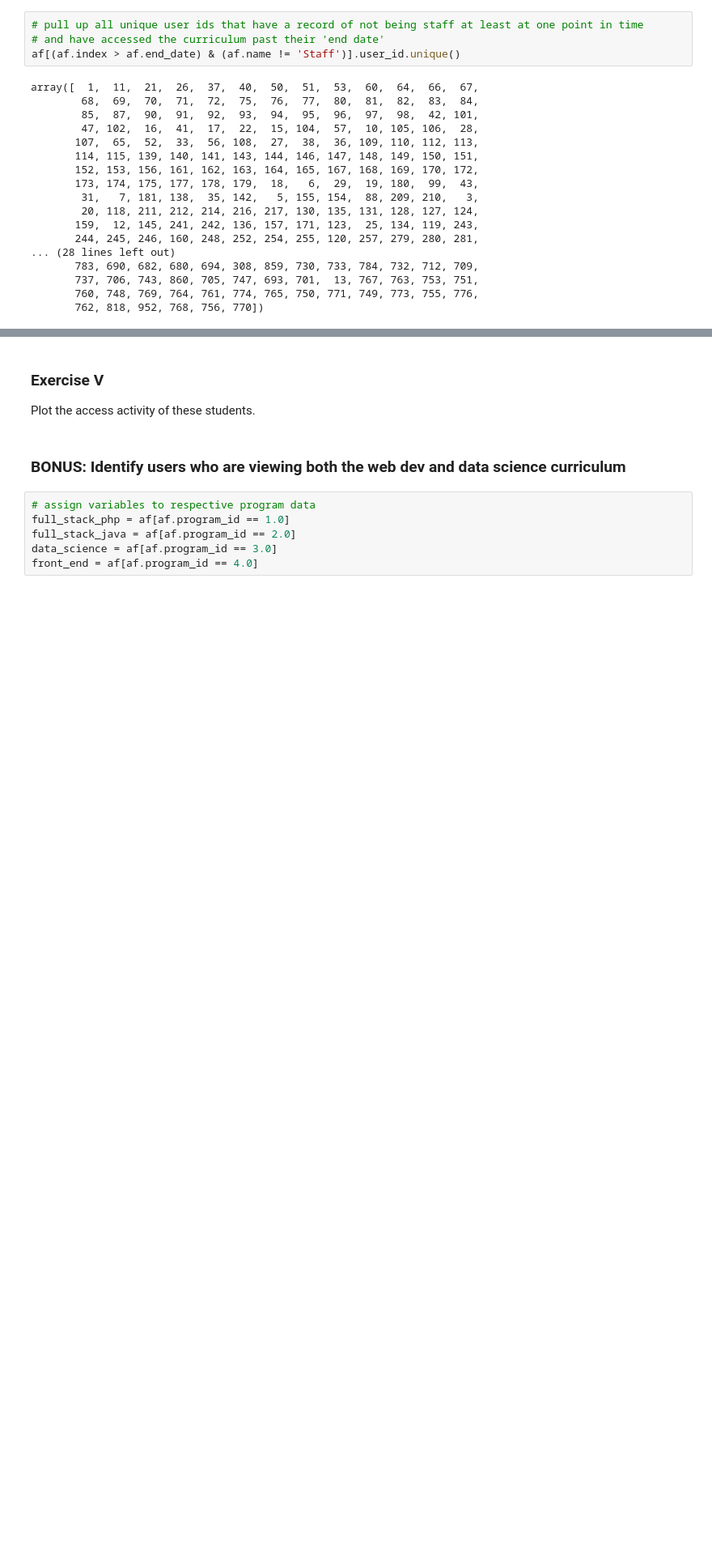
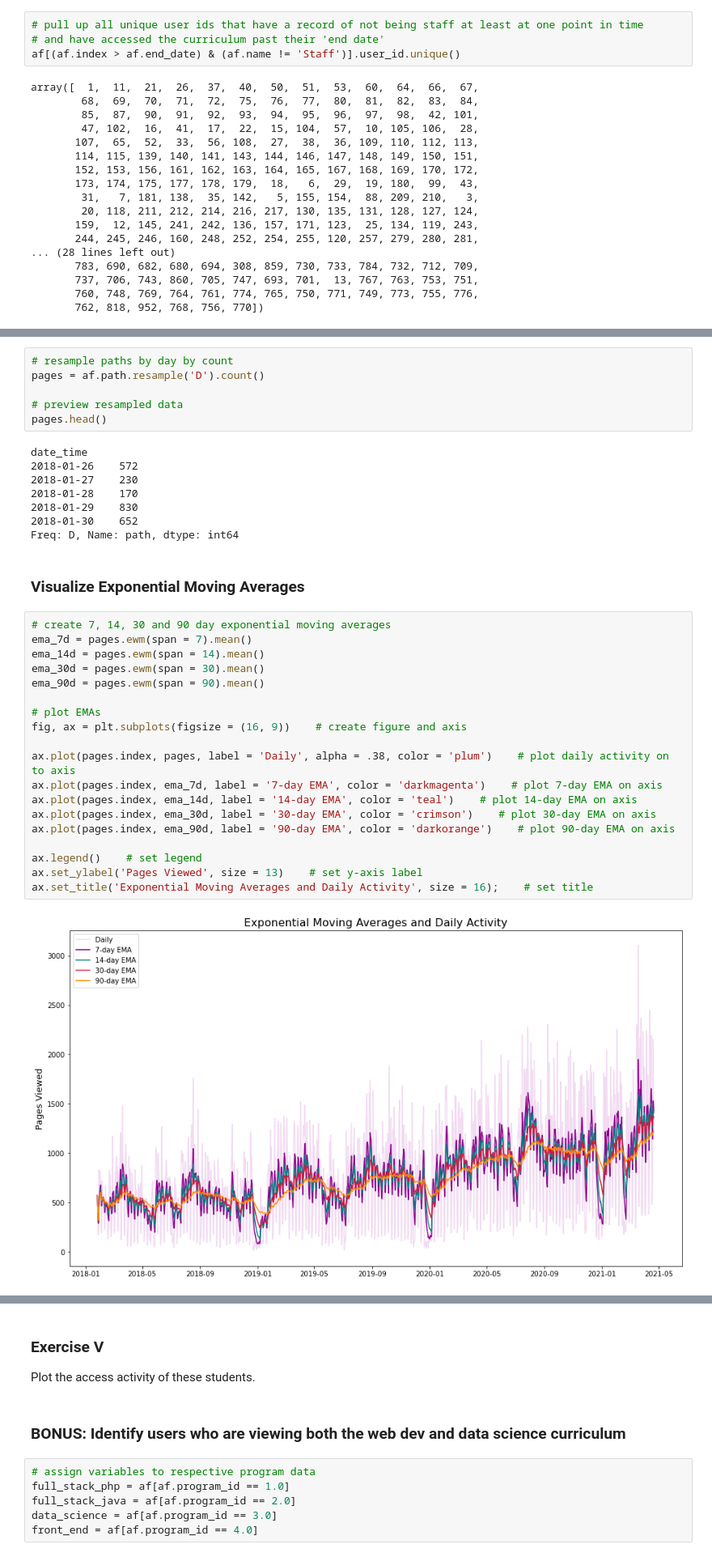
Before and after one commit to masonsherbondy/anomaly-detection-exercises, a Jupyter notebook: time_series_anomaly_detection.ipynb, the cells around one changed output, grey strips where cells are left out. Shown at 81% size. Saved outputs shown, nothing was run; the diff lists cells and outputs as text; blank space fills up the shorter version.

```diff
--- a/time_series_anomaly_detection.ipynb
+++ b/time_series_anomaly_detection.ipynb
@@ -293 +311,38 @@ array([  1,  11,  21,  26,  37,  40,  50,  51,  53,  60,  64,  66,  67,
 Identify students who present anomalous activity using the Bollinger Band method, but reduce K to 2.
+# %%
+# resample paths by day by count
+pages = af.path.resample('D').count()
+
+# preview resampled data
+pages.head()
+# %% [output]
+date_time
+2018-01-26    572
+2018-01-27    230
+2018-01-28    170
+2018-01-29    830
+2018-01-30    652
+Freq: D, Name: path, dtype: int64
+# %% [markdown]
+### Visualize Exponential Moving Averages
+# %%
+# create 7, 14, 30 and 90 day exponential moving averages
+ema_7d = pages.ewm(span = 7).mean()
+ema_14d = pages.ewm(span = 14).mean()
+ema_30d = pages.ewm(span = 30).mean()
+ema_90d = pages.ewm(span = 90).mean()
+
+# plot EMAs
+fig, ax = plt.subplots(figsize = (16, 9))    # create figure and axis
+
+ax.plot(pages.index, pages, label = 'Daily', alpha = .38, color = 'plum')    # plot daily activity on to axis
+ax.plot(pages.index, ema_7d, label = '7-day EMA', color = 'darkmagenta')    # plot 7-day EMA on axis
+ax.plot(pages.index, ema_14d, label = '14-day EMA', color = 'teal')    # plot 14-day EMA on axis
+ax.plot(pages.index, ema_30d, label = '30-day EMA', color = 'crimson')    # plot 30-day EMA on axis
+ax.plot(pages.index, ema_90d, label = '90-day EMA', color = 'darkorange')    # plot 90-day EMA on axis
+
+ax.legend()    # set legend
+ax.set_ylabel('Pages Viewed', size = 13)    # set y-axis label
+ax.set_title('Exponential Moving Averages and Daily Activity', size = 16);    # set title
+# %% [output]
+[figure, added]
```
Also changed, not shown: parts of 29 cells of this notebook.
